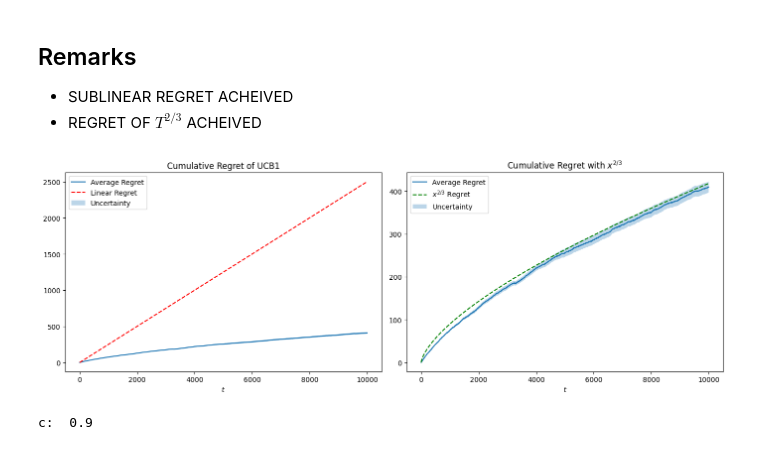
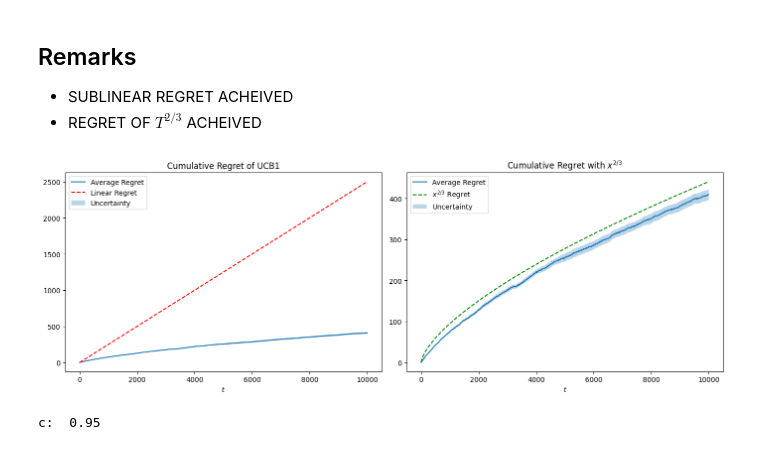
Before and after one commit to matteopasqual02/OLA-2025-project, a Jupyter notebook: R1.1_Single_product_and_stochastic_environment_no_budget.ipynb, the cells around one changed output. Drawn from its saved outputs; the diff is of its cells as text; code cells hidden in the pictures.

```diff
--- a/R1.1_Single_product_and_stochastic_environment_no_budget.ipynb
+++ b/R1.1_Single_product_and_stochastic_environment_no_budget.ipynb
@@ -151,36 +151,36 @@ linear_regret = np.arange(T) * (expected_clairvoyant_reward / T)
 axs[0].plot(np.arange(T), linear_regret, label='Linear Regret', linestyle='--', color='red')
 
 axs[0].fill_between(np.arange(T),
                     average_regret - regret_std / np.sqrt(n_trials),
                     average_regret + regret_std / np.sqrt(n_trials),
                     alpha=0.3,
                     label='Uncertainty')
 
 axs[0].set_xlabel('$t$')
 axs[0].legend()
 
 # Second subplot: Cumulative regret with x^(2/3) line
 axs[1].plot(np.arange(T), average_regret, label='Average Regret')
 axs[1].set_title('Cumulative Regret with $x^{2/3}$')
 
-c=0.9
+c=0.95
 x_2_3_regret = np.arange(T) ** (2/3) * c
 axs[1].plot(np.arange(T), x_2_3_regret, label='$x^{2/3}$ Regret', linestyle='--', color='green')
 
 axs[1].fill_between(np.arange(T),
                     average_regret - regret_std / np.sqrt(n_trials),
                     average_regret + regret_std / np.sqrt(n_trials),
                     alpha=0.3,
                     label='Uncertainty')
 
 axs[1].set_xlabel('$t$')
 axs[1].legend()
 
 plt.tight_layout()
 plt.show()
 # %% [output]
-[figure, old version]
+[figure, new version]
 # %%
 print("c: ", c)
 # %% [output]
-c:  0.9
+c:  0.95
```
Also changed, not shown: 1 other file.
